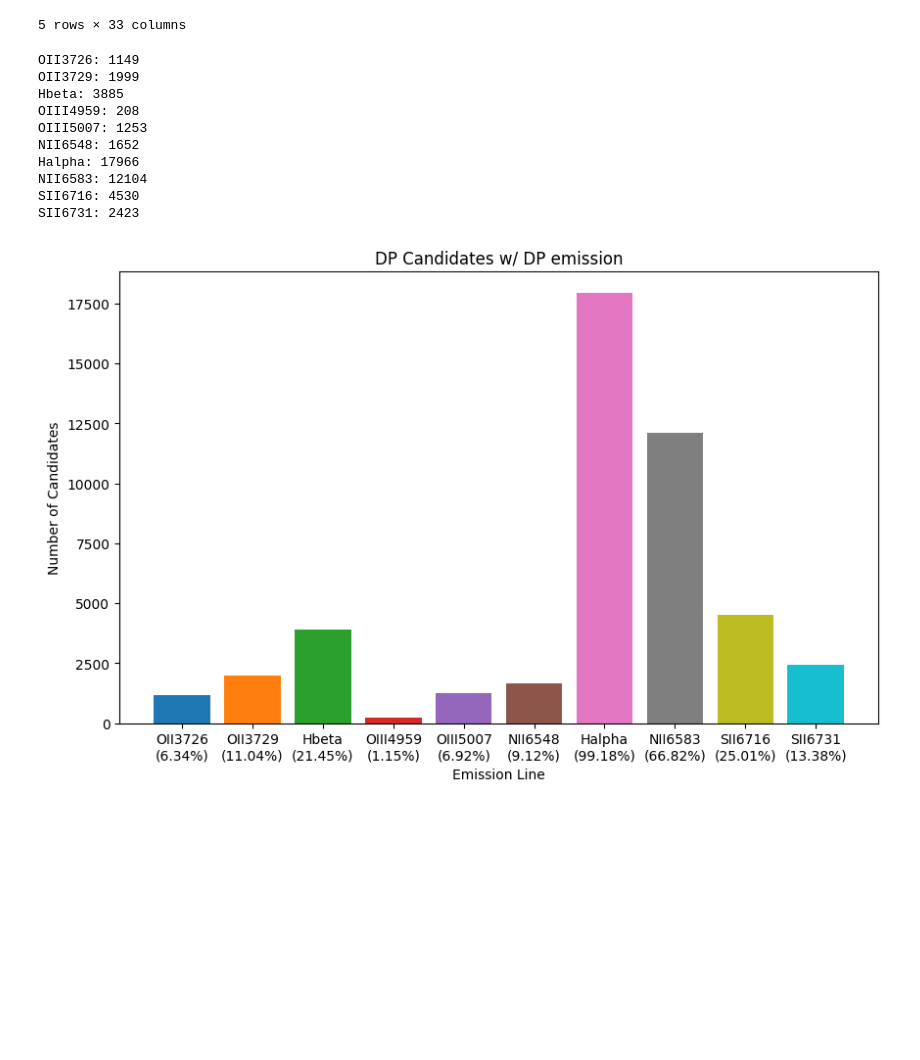
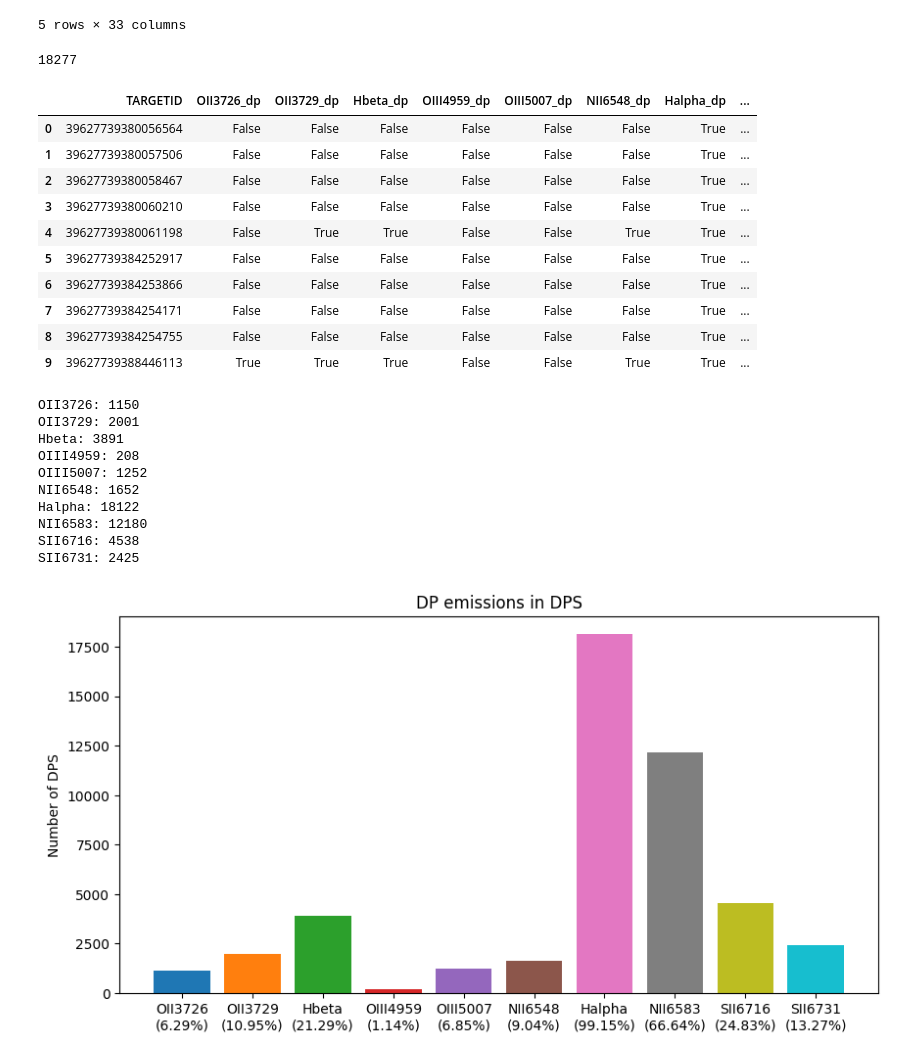
Before and after one commit to hyp0515/searching_inflow, a Jupyter notebook: dp_workflow.ipynb, the cells around one changed output. Drawn from its saved outputs; the diff is of its cells as text; code cells hidden in the pictures; blank space fills up the shorter version.

```diff
--- a/dp_workflow.ipynb
+++ b/dp_workflow.ipynb
@@ -45,34 +46,53 @@ dp_sample.head()
 | 3 | 39627739380060210 | 177.177948 | -1.988386 | 0.238389 | 10.496312 | 0.039087 | 80.845169 | -86.188843 | 52.286289 | 59.410812 | ... | ... |
 | 4 | 39627739380061198 | 177.216431 | -1.948593 | 0.103277 | 9.514435 | 0.903058 | 88.226196 | -73.512642 | 38.063850 | 50.911797 | ... | ... |
 5 rows × 33 columns
+# %%
+print(len(dp_sample))
+# %% [output]
+18277
 # %%
 dp_cols = ['OII3726_dp', 'OII3729_dp',
             'Hbeta_dp',
             'OIII4959_dp', 'OIII5007_dp',
             'NII6548_dp', 'Halpha_dp', 'NII6583_dp',
             'SII6716_dp', 'SII6731_dp']
-plt.figure(figsize=(10, 6))
-for col in dp_cols:
-    dp_sample[col] = dp_sample[col].fillna(False)
-    print(f"{col[:-3]}: {np.sum(dp_sample[col])}")
-    plt.bar(col[:-3]+f'\n({np.sum(dp_sample[col]) / len(dp_sample):.2%})', np.sum(dp_sample[col]))
-plt.xlabel("Emission Line")
-plt.ylabel("Number of Candidates")
-plt.title("DP Candidates w/ DP emission")
-# plt.savefig("./figures/Jan2/dp_candidates_emission.png")
-plt.show()
+dp_sample[['TARGETID']+dp_cols+['dp_count']].head(10)
 # %% [output]
-OII3726: 1149
-OII3729: 1999
-Hbeta: 3885
-OIII4959: 208
-OIII5007: 1253
-NII6548: 1652
-Halpha: 17966
-NII6583: 12104
-SII6716: 4530
-SII6731: 2423
-[figure, removed]
+|  | TARGETID | OII3726_dp | OII3729_dp | Hbeta_dp | OIII4959_dp | OIII5007_dp | NII6548_dp | Halpha_dp | ... |
+| 0 | 39627739380056564 | False | False | False | False | False | False | True | ... |
+| 1 | 39627739380057506 | False | False | False | False | False | False | True | ... |
+| 2 | 39627739380058467 | False | False | False | False | False | False | True | ... |
+| 3 | 39627739380060210 | False | False | False | False | False | False | True | ... |
+| 4 | 39627739380061198 | False | True | True | False | False | True | True | ... |
+| 5 | 39627739384252917 | False | False | False | False | False | False | True | ... |
+| 6 | 39627739384253866 | False | False | False | False | False | False | True | ... |
+| 7 | 39627739384254171 | False | False | False | False | False | False | True | ... |
+| 8 | 39627739384254755 | False | False | False | False | False | False | True | ... |
+| 9 | 39627739388446113 | True | True | True | False | False | True | True | ... |
+# %%
+
+plt.figure(figsize=(10, 5))
+for col in dp_cols:
+    dp_sample[col] = dp_sample[col].fillna(False)
+    print(f"{col[:-3]}: {np.sum(dp_sample[col])}")
+    plt.bar(col[:-3]+f'\n({np.sum(dp_sample[col]) / len(dp_sample):.2%})', np.sum(dp_sample[col]))
+# plt.xlabel("Emission Line")
+plt.ylabel("Number of DPS")
+plt.title("DP emissions in DPS")
+# plt.savefig("./figures/Jan2/dp_candidates_emission.png")
+plt.show()
+# %% [output]
+OII3726: 1150
+OII3729: 2001
+Hbeta: 3891
+OIII4959: 208
+OIII5007: 1252
+NII6548: 1652
+Halpha: 18122
+NII6583: 12180
+SII6716: 4538
+SII6731: 2425
+[figure, added]
 # %%
 plt.hist(dp_sample['dp_count'])
 # plt.yscale('log')
```
Also changed, not shown: parts of 7 cells of this notebook, 4 other files.
